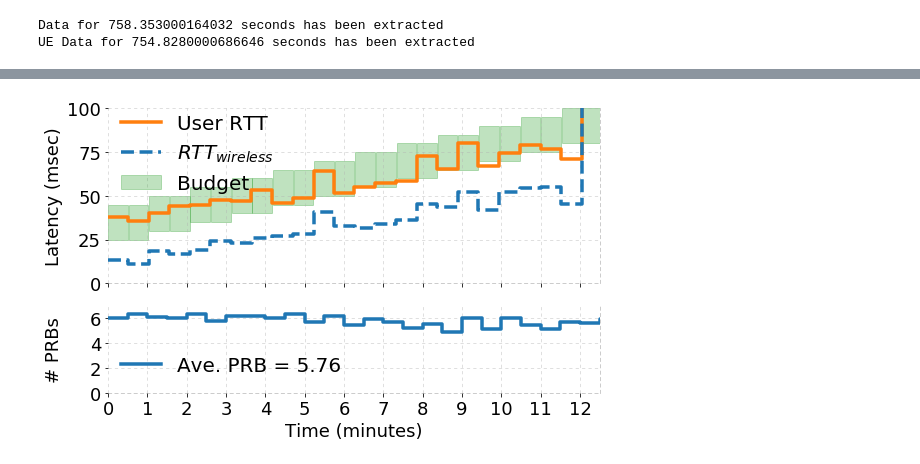
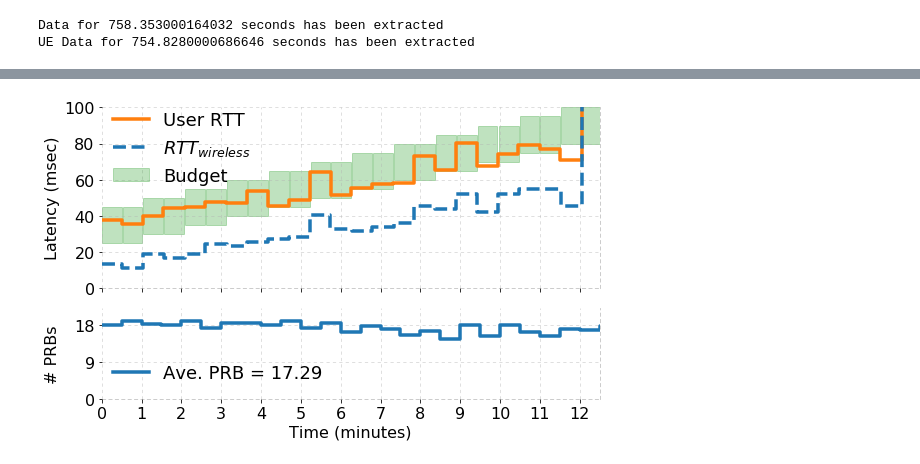
Before and after one commit to serhatarslan-hub/cell-order, a Jupyter notebook: analysis/cell-order-lat-eval-2.ipynb, the cells around one changed output, grey strips where cells are left out. Saved outputs shown, nothing was run; the diff lists cells and outputs as text; code cells hidden in the pictures.

Commit message:
Add prb vs latency figure and fix others

```diff
--- a/analysis/cell-order-lat-eval-2.ipynb
+++ b/analysis/cell-order-lat-eval-2.ipynb
@@ -16,10 +16,10 @@ sys.path.append('../radio_api')
 import constants
 # %%
 FIG_SIZE = (8,5)
-FONT_SIZE = 18
+FONT_SIZE = 16
 LINE_STYLE = (0,(4,4))
 LINE_WIDTH = 3.5
-SAVE_FIG = False
+SAVE_FIG = True
 
 RESERVATION = 'RES130780'
 exp_idx = '13min'
@@ -34,3 +34,4 @@ if (SAVE_FIG):
 
 SLA_PERIOD = 30 # seconds over which the SLAs are negotiated
 OUTLIER_PERCENTILE = 5 # Percentile to clip-off from both ends for each SLA period
+N_PRB_PER_RBG = 3
@@ -37,6 +111,8 @@ OUTLIER_PERCENTILE = 5 # Percentile to clip-off from both ends for each SLA peri
 # %%
 bs_data, budgets, ts_start = cell_order_log_analysis.read_cell_order_log(cell_order_log_filename)
 cell_order_log_analysis.summarize_over_sla_period(bs_data, SLA_PERIOD, OUTLIER_PERCENTILE)
+user_id = list(budgets['supply_times'].keys())[0]
+filter_bs_sla_stats(bs_data, budgets, ts_start)
 
 cur_data, slice_id, _ = cell_order_log_analysis.read_cell_order_ue_log(cell_order_ue_log_filename, ts_start)
 cur_data['supply_times'] -= ts_start
@@ -44,6 +120,7 @@ ue_data = {slice_id: cur_data}
 
 active_slice = list(ue_data.keys())[0]
 assert active_slice in bs_data.keys()
+filter_ue_sla_stats(ue_data, slice_id)
 # %% [output]
 Data for 758.353000164032 seconds has been extracted
 UE Data for 754.8280000686646 seconds has been extracted
@@ -77,25 +127,3 @@ for user_id, supply_times in budgets['supply_times'].items():
-# %%
-ue_data[active_slice]['filtered_ts_sec'] = []
-ue_data[active_slice]['filtered_rtt_msec'] = []
-for supply_time in ue_data[active_slice]['supply_times']:
-    ts_filter = np.logical_and(ue_data[active_slice]['raw_ts_sec'] >= supply_time,
-                               ue_data[active_slice]['raw_ts_sec'] < supply_time + SLA_PERIOD + 1)
-    if (not ts_filter.any()):
-        continue
-    sla_ts_sec = ue_data[active_slice]['raw_ts_sec'][ts_filter]
-    sla_rtt_msec = ue_data[active_slice]['raw_rtt_msec'][ts_filter]
-
-    outlier_filter = np.logical_and(sla_rtt_msec <= np.percentile(sla_rtt_msec, 100 - OUTLIER_PERCENTILE),
-                                    sla_rtt_msec >= np.percentile(sla_rtt_msec, OUTLIER_PERCENTILE))
-    if (outlier_filter.any()):
-        ue_data[active_slice]['filtered_ts_sec'].append(np.max(sla_ts_sec))
-        ue_data[active_slice]['filtered_rtt_msec'].append(np.mean(sla_rtt_msec[outlier_filter]))
-    else:
-        ue_data[active_slice]['filtered_ts_sec'].append(np.max(sla_ts_sec))
-        ue_data[active_slice]['filtered_rtt_msec'].append(np.median(sla_rtt_msec))
-
-ue_data[active_slice]['filtered_ts_sec'] = np.array(ue_data[active_slice]['filtered_ts_sec'])
-ue_data[active_slice]['filtered_rtt_msec'] = np.array(ue_data[active_slice]['filtered_rtt_msec'])
 # %%
 plt.figure(figsize = FIG_SIZE)
 
@@ -249,46 +277,47 @@ ax1.spines["bottom"].set_alpha(0.5)
 ax1.spines["bottom"].set_color('gray')
 
 ax2.step(np.insert(bs_data[active_slice]['ts_sec'] / 60, 0, 0),
-         np.insert(bs_data[active_slice]['n_rbgs'], 0, bs_data[active_slice]['n_rbgs'][0]),
-         label='Ave. PRB = {:.2f}'.format(np.mean(bs_data[active_slice]['raw_n_rbgs'])),
+         np.insert(bs_data[active_slice]['n_rbgs'] * N_PRB_PER_RBG,
+                   0, bs_data[active_slice]['n_rbgs'][0] * N_PRB_PER_RBG),
+         label='Ave. PRB = {:.2f}'.format(np.mean(bs_data[active_slice]['raw_n_rbgs'] * N_PRB_PER_RBG)),
          where='pre', linewidth=3.5, color='C0', linestyle='-')
 
 ax2.set_xlabel('Time (minutes)', fontsize=FONT_SIZE)
 ax2.set_ylabel('# PRBs', fontsize=FONT_SIZE)
 ax2.tick_params(axis='y', labelsize=FONT_SIZE)
 ax2.tick_params(axis='x', labelsize=FONT_SIZE)
-ax2.set_ylim((0, 7))
-ax2.yaxis.set_ticks(np.arange(0,8,2))
+ax2.set_ylim((0, 22))
+ax2.yaxis.set_ticks(np.arange(0,22,9))
 ax2.set_xlim([0, 12.5])
 ax2.xaxis.set_ticks(np.arange(13))
 
 ax2.legend(loc='lower left', frameon=False, fontsize=FONT_SIZE+2,
            bbox_to_anchor=[-0.01,0.0])
 
 ax2.grid(axis='both', alpha=0.5, linestyle=LINE_STYLE)
 
 ax2.spines['top'].set_visible(False)
 # plt.gca().spines['right'].set_visible(False)
 ax2.spines['left'].set_visible(False)
 ax2.spines["right"].set_linestyle(LINE_STYLE)
 ax2.spines["right"].set_alpha(0.5)
 ax2.spines["right"].set_color('gray')
 ax2.spines["left"].set_linestyle(LINE_STYLE)
 ax2.spines["left"].set_alpha(0.5)
 ax2.spines["left"].set_color('gray')
 ax2.spines["top"].set_linestyle(LINE_STYLE)
 ax2.spines["top"].set_alpha(0.5)
 ax2.spines["top"].set_color('gray')
 ax2.spines["bottom"].set_linestyle(LINE_STYLE)
 ax2.spines["bottom"].set_alpha(0.5)
 ax2.spines["bottom"].set_color('gray')
 
 f.tight_layout()
 f.align_ylabels()
 
 if SAVE_FIG:
     plt.savefig(reservation_out_dir + 'provider_vs_user_lat_and_prb.pdf')
 
 plt.show()
 # %% [output]
-[figure, old version]
+[figure, new version]
```
Also changed, not shown: parts of 6 cells of this notebook, 21 other files.
